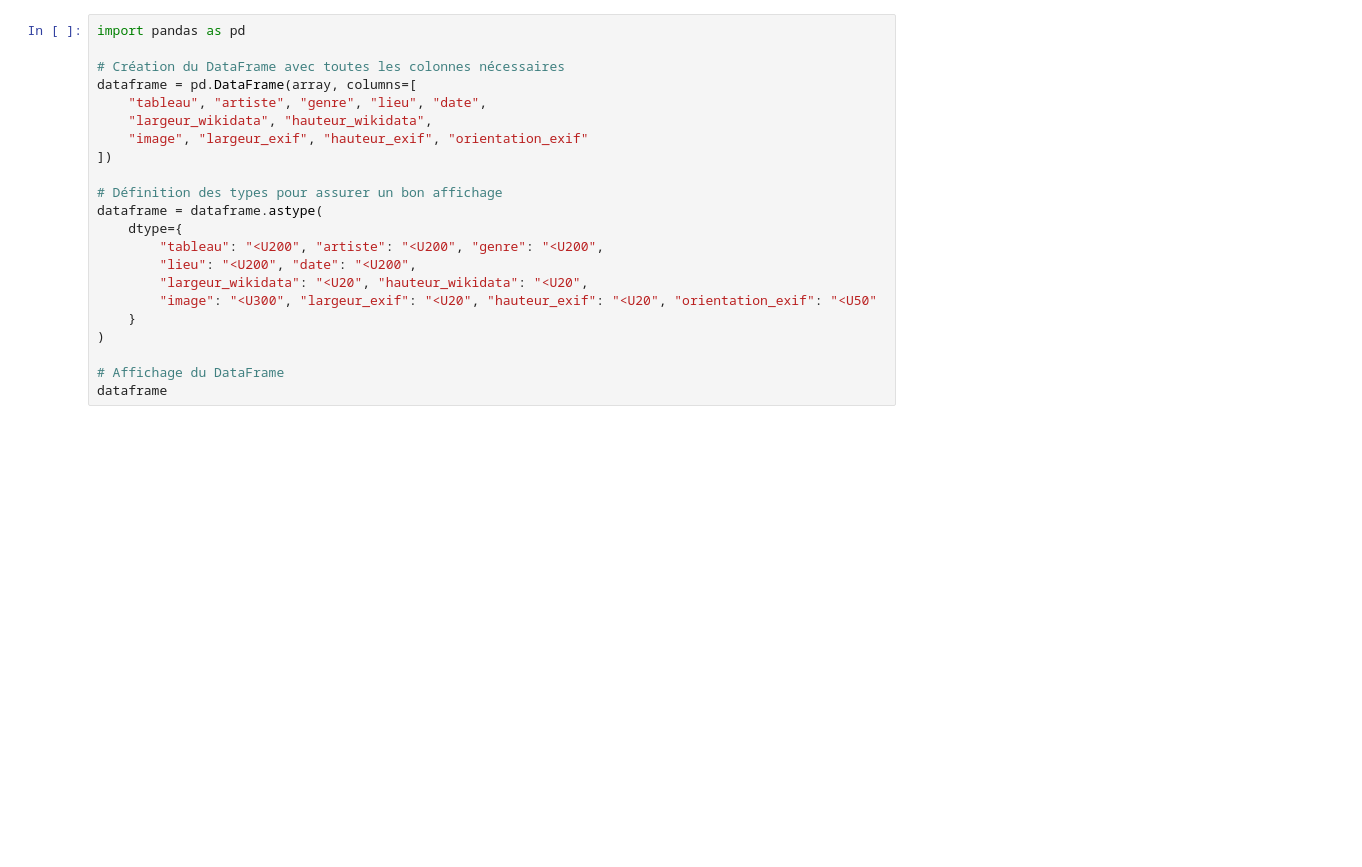
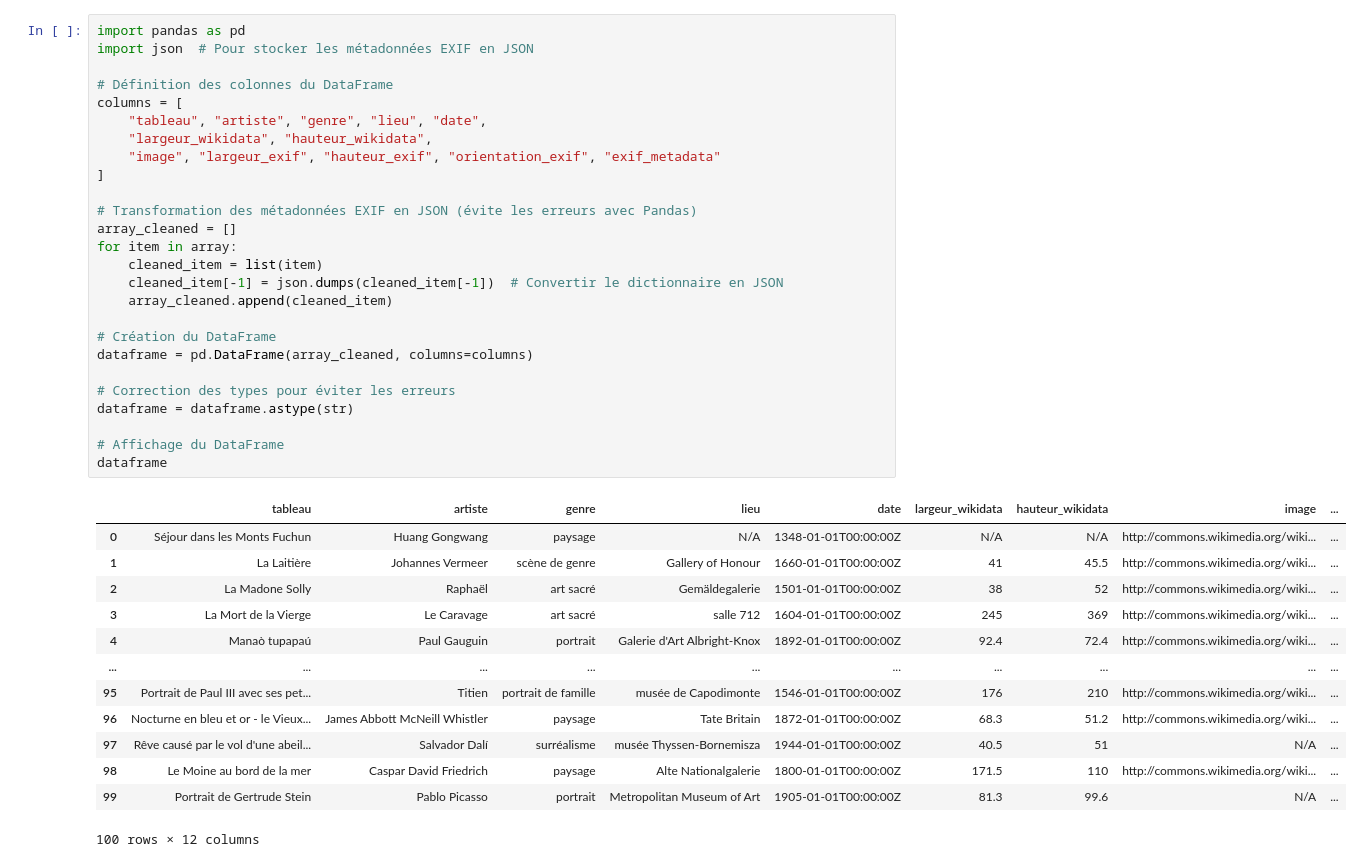
Before and after one commit to louizamezine/Projet-Data-Mining, a Jupyter notebook: projett.ipynb, the cells around one changed output. Drawn from its saved outputs; the diff is of its cells as text; blank space fills up the shorter version.

```diff
--- a/projett.ipynb
+++ b/projett.ipynb
@@ -112,22 +130,40 @@ for item in array:
-# %%
-import pandas as pd
-
-# Création du DataFrame avec toutes les colonnes nécessaires
-dataframe = pd.DataFrame(array, columns=[
-    "tableau", "artiste", "genre", "lieu", "date",
-    "largeur_wikidata", "hauteur_wikidata",
-    "image", "largeur_exif", "hauteur_exif", "orientation_exif"
-])
-
-# Définition des types pour assurer un bon affichage
-dataframe = dataframe.astype(
-    dtype={
-        "tableau": "<U200", "artiste": "<U200", "genre": "<U200",
-        "lieu": "<U200", "date": "<U200",
-        "largeur_wikidata": "<U20", "hauteur_wikidata": "<U20",
-        "image": "<U300", "largeur_exif": "<U20", "hauteur_exif": "<U20", "orientation_exif": "<U50"
-    }
-)
-
-# Affichage du DataFrame
-dataframe
+# %%
+import pandas as pd
+import json  # Pour stocker les métadonnées EXIF en JSON
+
+# Définition des colonnes du DataFrame
+columns = [
+    "tableau", "artiste", "genre", "lieu", "date",
+    "largeur_wikidata", "hauteur_wikidata",
+    "image", "largeur_exif", "hauteur_exif", "orientation_exif", "exif_metadata"
+]
+
+# Transformation des métadonnées EXIF en JSON (évite les erreurs avec Pandas)
+array_cleaned = []
+for item in array:
+    cleaned_item = list(item)
+    cleaned_item[-1] = json.dumps(cleaned_item[-1])  # Convertir le dictionnaire en JSON
+    array_cleaned.append(cleaned_item)
+
+# Création du DataFrame
+dataframe = pd.DataFrame(array_cleaned, columns=columns)
+
+# Correction des types pour éviter les erreurs
+dataframe = dataframe.astype(str)
+
+# Affichage du DataFrame
+dataframe
+# %% [output]
+|  | tableau | artiste | genre | lieu | date | largeur_wikidata | hauteur_wikidata | image | ... |
+| 0 | Séjour dans les Monts Fuchun | Huang Gongwang | paysage | N/A | 1348-01-01T00:00:00Z | N/A | N/A | http://commons.wikimedia.org/wiki... | ... |
+| 1 | La Laitière | Johannes Vermeer | scène de genre | Gallery of Honour | 1660-01-01T00:00:00Z | 41 | 45.5 | http://commons.wikimedia.org/wiki... | ... |
+| 2 | La Madone Solly | Raphaël | art sacré | Gemäldegalerie | 1501-01-01T00:00:00Z | 38 | 52 | http://commons.wikimedia.org/wiki... | ... |
+| 3 | La Mort de la Vierge | Le Caravage | art sacré | salle 712 | 1604-01-01T00:00:00Z | 245 | 369 | http://commons.wikimedia.org/wiki... | ... |
+| 4 | Manaò tupapaú | Paul Gauguin | portrait | Galerie d'Art Albright-Knox | 1892-01-01T00:00:00Z | 92.4 | 72.4 | http://commons.wikimedia.org/wiki... | ... |
+| ... | ... | ... | ... | ... | ... | ... | ... | ... | ... |
+| 95 | Portrait de Paul III avec ses pet... | Titien | portrait de famille | musée de Capodimonte | 1546-01-01T00:00:00Z | 176 | 210 | http://commons.wikimedia.org/wiki... | ... |
+| 96 | Nocturne en bleu et or - le Vieux... | James Abbott McNeill Whistler | paysage | Tate Britain | 1872-01-01T00:00:00Z | 68.3 | 51.2 | http://commons.wikimedia.org/wiki... | ... |
+| 97 | Rêve causé par le vol d'une abeil... | Salvador Dalí | surréalisme | musée Thyssen-Bornemisza | 1944-01-01T00:00:00Z | 40.5 | 51 | N/A | ... |
+| 98 | Le Moine au bord de la mer | Caspar David Friedrich | paysage | Alte Nationalgalerie | 1800-01-01T00:00:00Z | 171.5 | 110 | http://commons.wikimedia.org/wiki... | ... |
+| 99 | Portrait de Gertrude Stein | Pablo Picasso | portrait | Metropolitan Museum of Art | 1905-01-01T00:00:00Z | 81.3 | 99.6 | N/A | ... |
+100 rows × 12 columns
```
Also changed, not shown: parts of 1 cell of this notebook.
